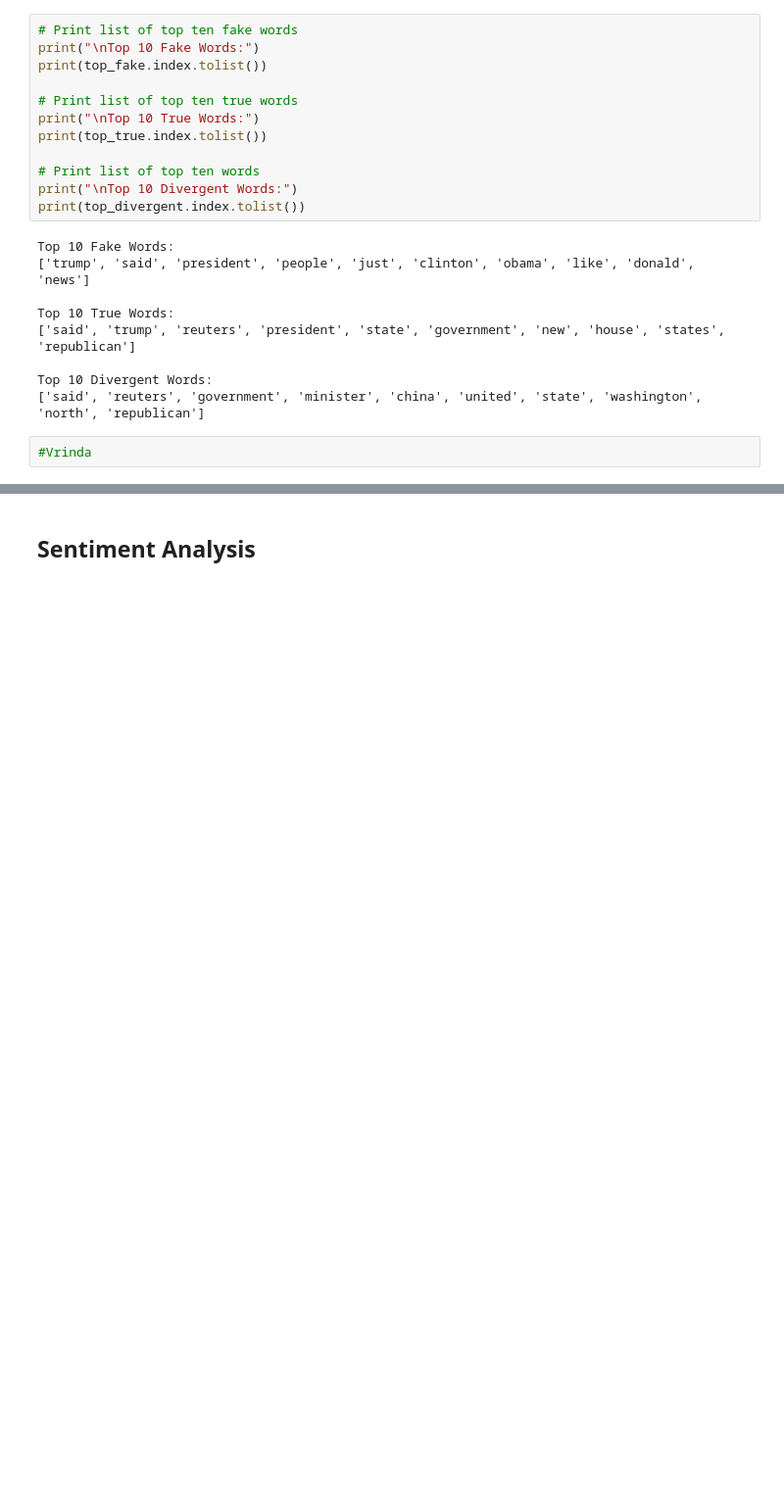
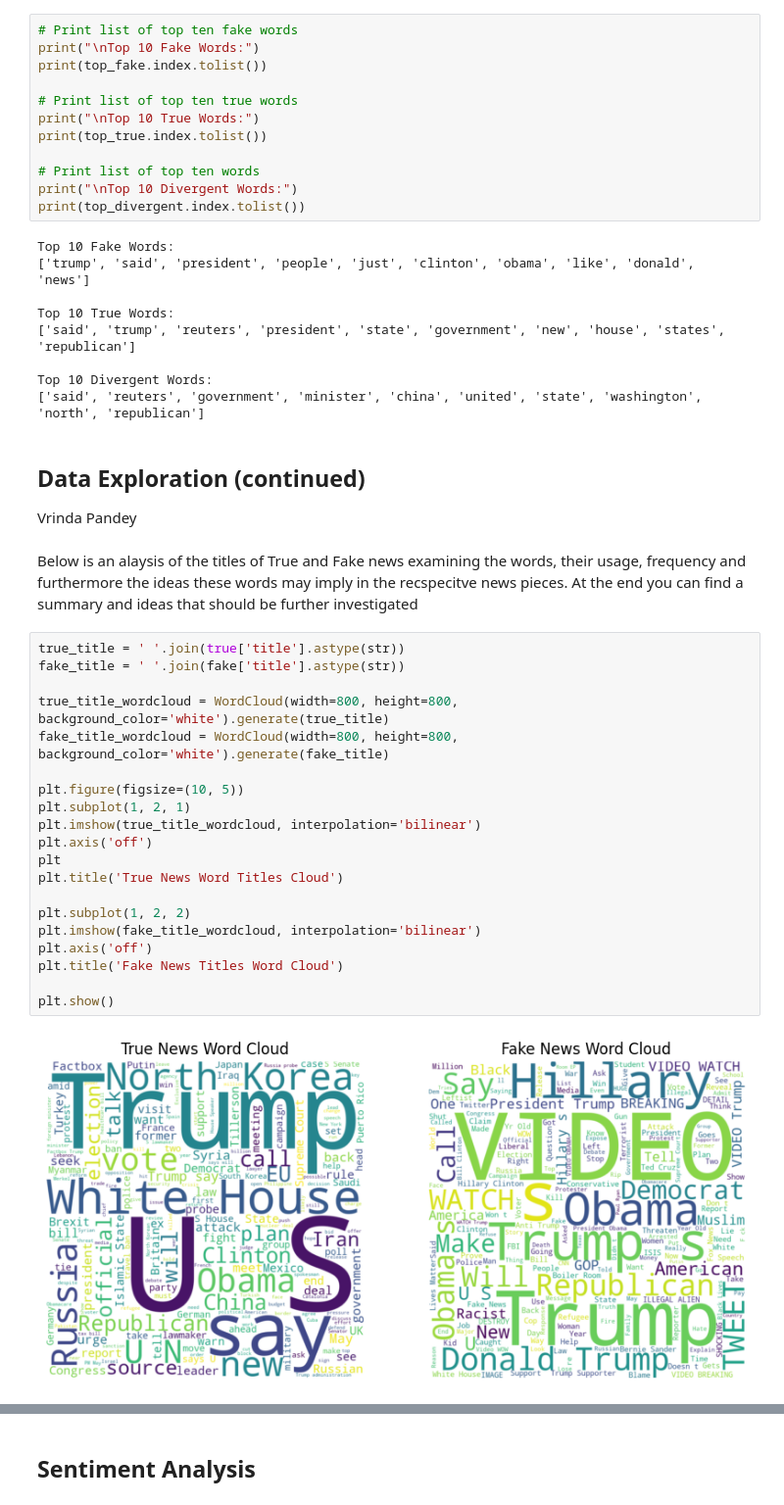
Before and after one commit to ronakjain1234/DataScienceLabFinalProject, a Jupyter notebook: DataPreprocessing/data_exploration.ipynb, the cells around one changed output, grey strips where cells are left out. Shown at 98% size. Saved outputs shown, nothing was run; the diff lists cells and outputs as text; blank space fills up the shorter version.

Commit message:
news title exploration

```diff
--- a/DataPreprocessing/data_exploration.ipynb
+++ b/DataPreprocessing/data_exploration.ipynb
@@ -341,5 +341,30 @@ Top 10 True Words:
 
 Top 10 Divergent Words:
 ['said', 'reuters', 'government', 'minister', 'china', 'united', 'state', 'washington', 'north', 'republican']
-# %%
-#Vrinda
+# %% [markdown]
+## Data Exploration (continued)
+Vrinda Pandey
+# %% [markdown]
+Below is an alaysis of the titles of True and Fake news examining the words, their usage, frequency and furthermore the ideas these words may imply in the recspecitve news pieces. At the end you can find a summary and ideas that should be further investigated
+# %%
+true_title = ' '.join(true['title'].astype(str))
+fake_title = ' '.join(fake['title'].astype(str))
+
+true_title_wordcloud = WordCloud(width=800, height=800, background_color='white').generate(true_title)
+fake_title_wordcloud = WordCloud(width=800, height=800, background_color='white').generate(fake_title)
+
+plt.figure(figsize=(10, 5))
+plt.subplot(1, 2, 1)
+plt.imshow(true_title_wordcloud, interpolation='bilinear')
+plt.axis('off')
+plt
+plt.title('True News Word Titles Cloud')
+
+plt.subplot(1, 2, 2)
+plt.imshow(fake_title_wordcloud, interpolation='bilinear')
+plt.axis('off')
+plt.title('Fake News Titles Word Cloud')
+
+plt.show()
+# %% [output]
+[figure, added]
```
Also changed, not shown: parts of 6 cells of this notebook.
